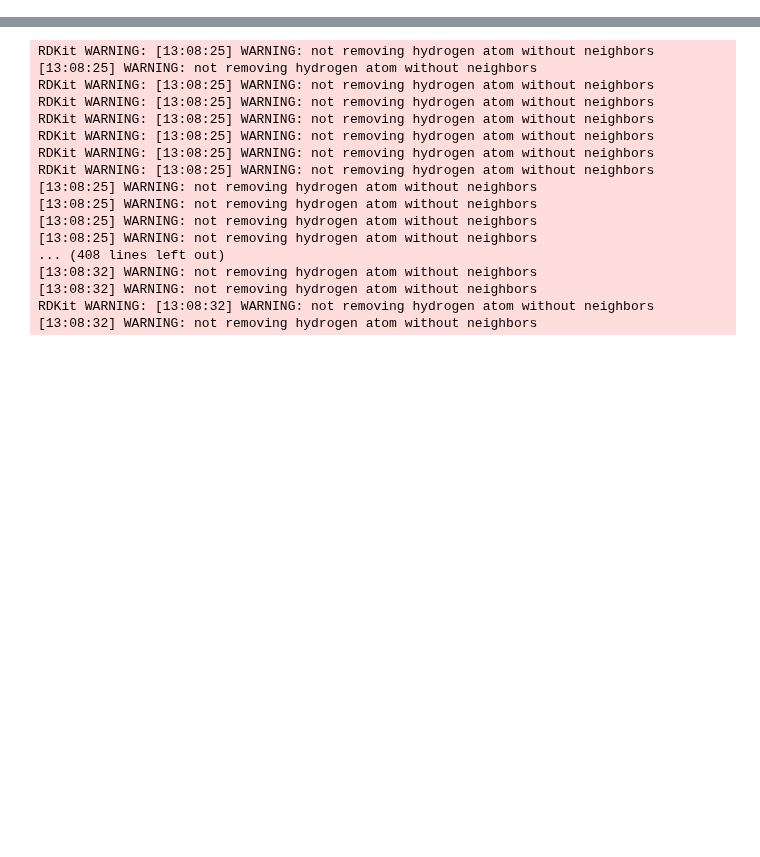
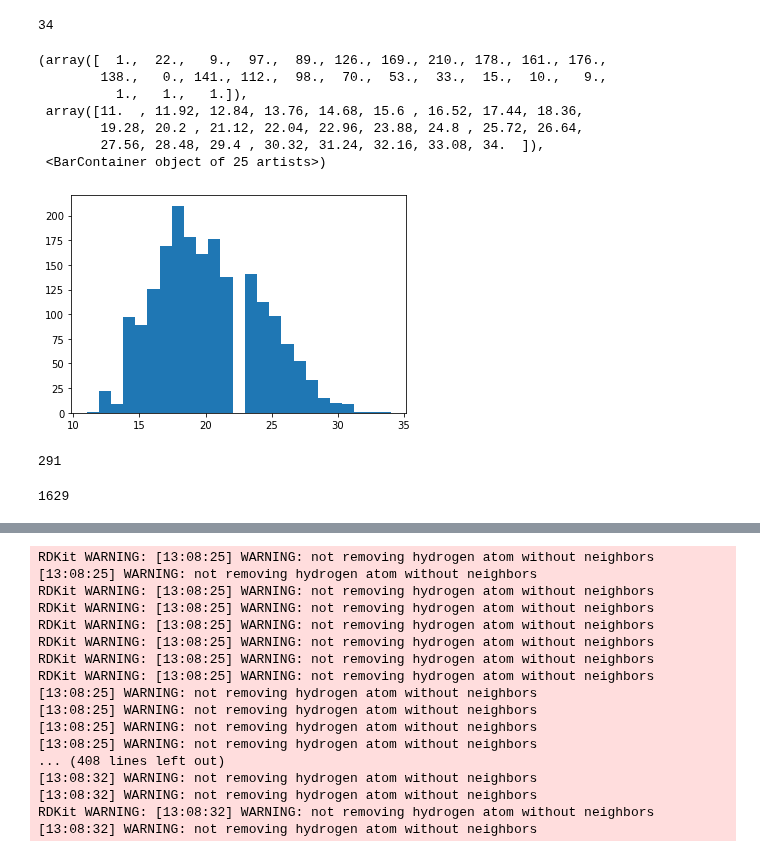
Before and after one commit to kochgroup/intro_pharma_ai, a Jupyter notebook: Notebooks/Woche 12 - Autoencoders.ipynb, the cells around one changed output, grey strips where cells are left out. Cells and saved outputs as stored; diff of their text form; code cells hidden in the pictures; blank space fills up the shorter version.

```diff
--- a/Notebooks/Woche 12 - Autoencoders.ipynb
+++ b/Notebooks/Woche 12 - Autoencoders.ipynb
@@ -10,0 +57,3 @@ from matplotlib import pyplot as plt
+# %%
+dictionary = create_dict(filtered_smiles, add_tokens =True)
+dictionary
@@ -10,0 +78,3 @@ from matplotlib import pyplot as plt
+# %%
+tokenized_smiles = tokenize(filtered_smiles,dictionary)
+tokenized_smiles
@@ -10,0 +99,26 @@ from matplotlib import pyplot as plt
+# %%
+token_lengths = np.array([len(x) for x in tokenized_smiles])
+max_length=max(token_lengths)
+max_length
+# %% [output]
+34
+# %%
+plt.hist(token_lengths, bins=25)
+# %% [output]
+(array([  1.,  22.,   9.,  97.,  89., 126., 169., 210., 178., 161., 176.,
+        138.,   0., 141., 112.,  98.,  70.,  53.,  33.,  15.,  10.,   9.,
+          1.,   1.,   1.]),
+ array([11.  , 11.92, 12.84, 13.76, 14.68, 15.6 , 16.52, 17.44, 18.36,
+        19.28, 20.2 , 21.12, 22.04, 22.96, 23.88, 24.8 , 25.72, 26.64,
+        27.56, 28.48, 29.4 , 30.32, 31.24, 32.16, 33.08, 34.  ]),
+ <BarContainer object of 25 artists>)
+[figure, added]
+# %%
+np.sum(token_lengths>24)
+# %% [output]
+291
+# %%
+filtered_smiles=np.array(filtered_smiles)[token_lengths<=24].tolist()
+len(filtered_smiles)
+# %% [output]
+1629
```
Also changed, not shown: parts of 33 cells of this notebook.
